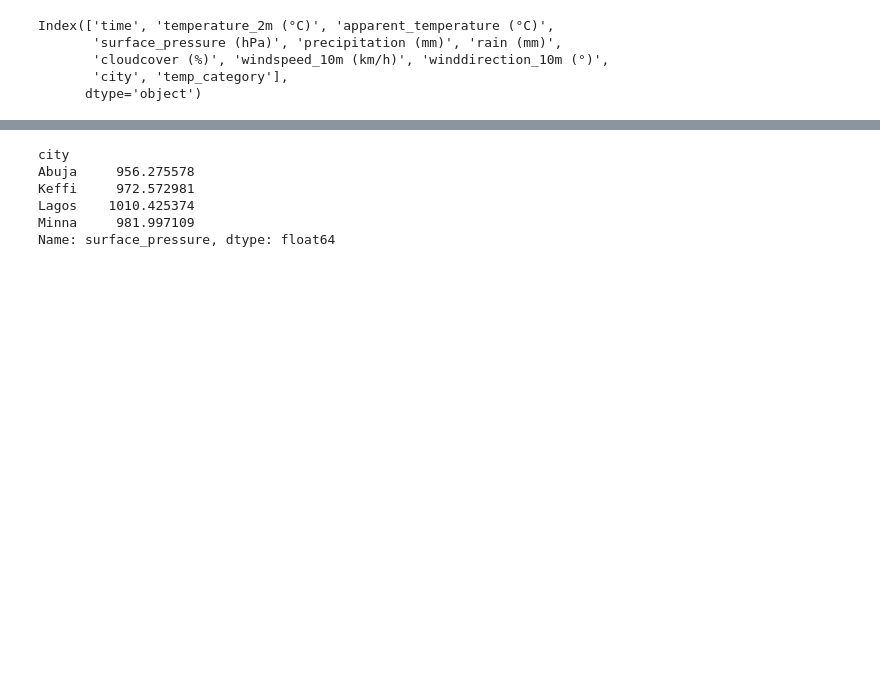
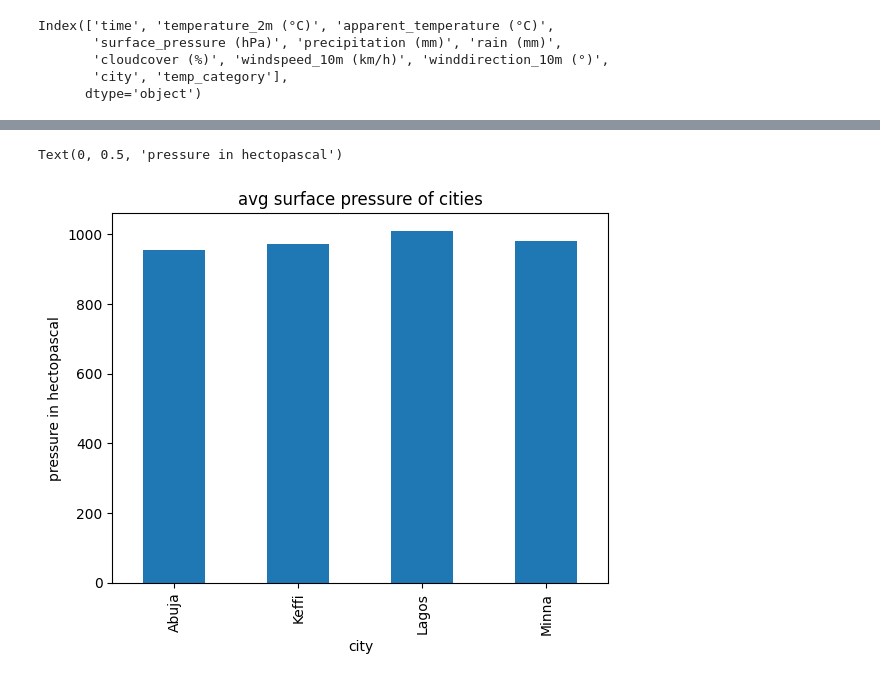
Before and after one commit to bakasheddy/Wheather_wiz, a Jupyter notebook: analysis.ipynb, the cells around one changed output, grey strips where cells are left out. Drawn from its saved outputs; the diff is of its cells as text; code cells hidden in the pictures; blank space fills up the shorter version.

```diff
--- a/analysis.ipynb
+++ b/analysis.ipynb
@@ -104,10 +103,9 @@ Name: apparent_temperature, dtype: float64
 # %%
-df.groupby('city').surface_pressure.mean()
+s = df.groupby('city').surface_pressure.mean()
+s.plot(kind='bar')
+plt.title('avg surface pressure of cities')
+plt.ylabel('pressure in hectopascal')
 # %% [output]
-city
-Abuja     956.275578
-Keffi     972.572981
-Lagos    1010.425374
-Minna     981.997109
-Name: surface_pressure, dtype: float64
+Text(0, 0.5, 'pressure in hectopascal')
+[figure, added]
 # %%
```
Also changed, not shown: parts of 5 cells of this notebook.
